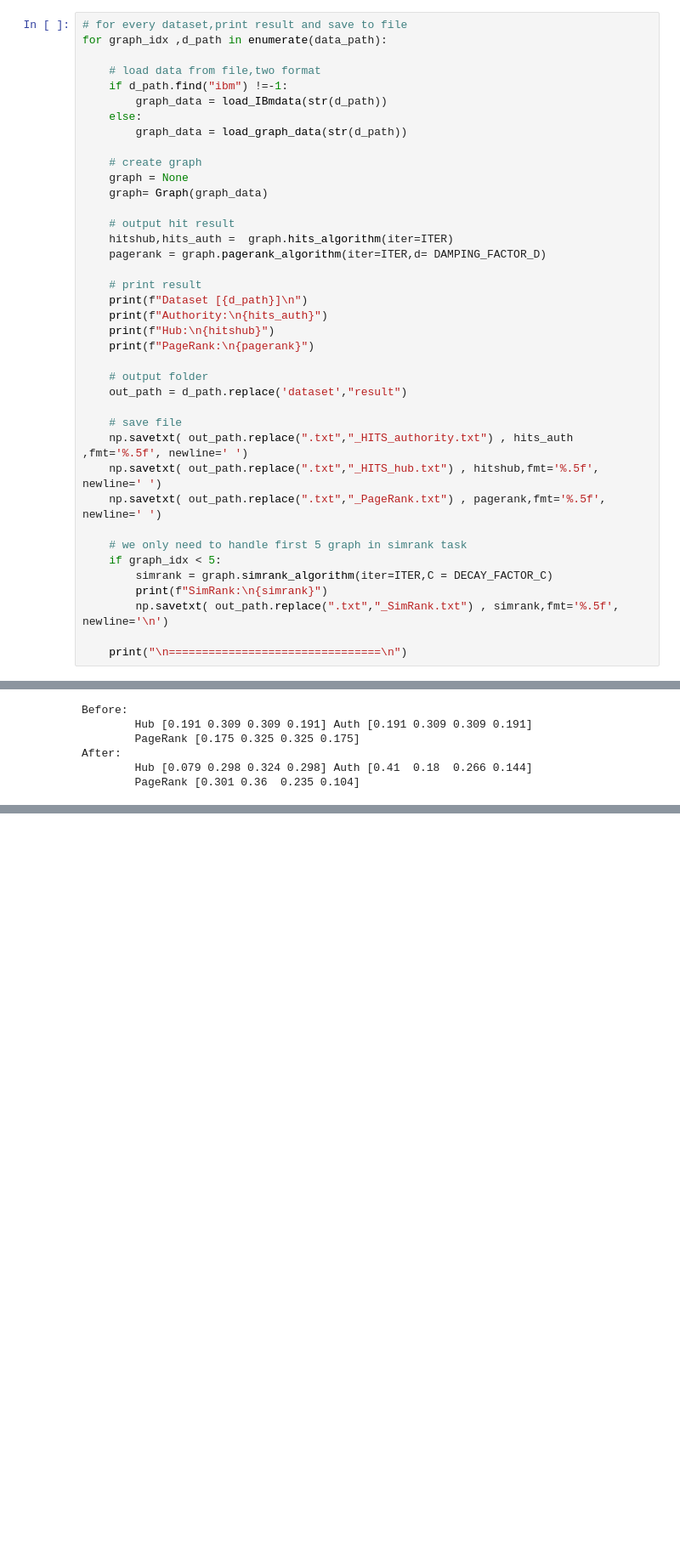
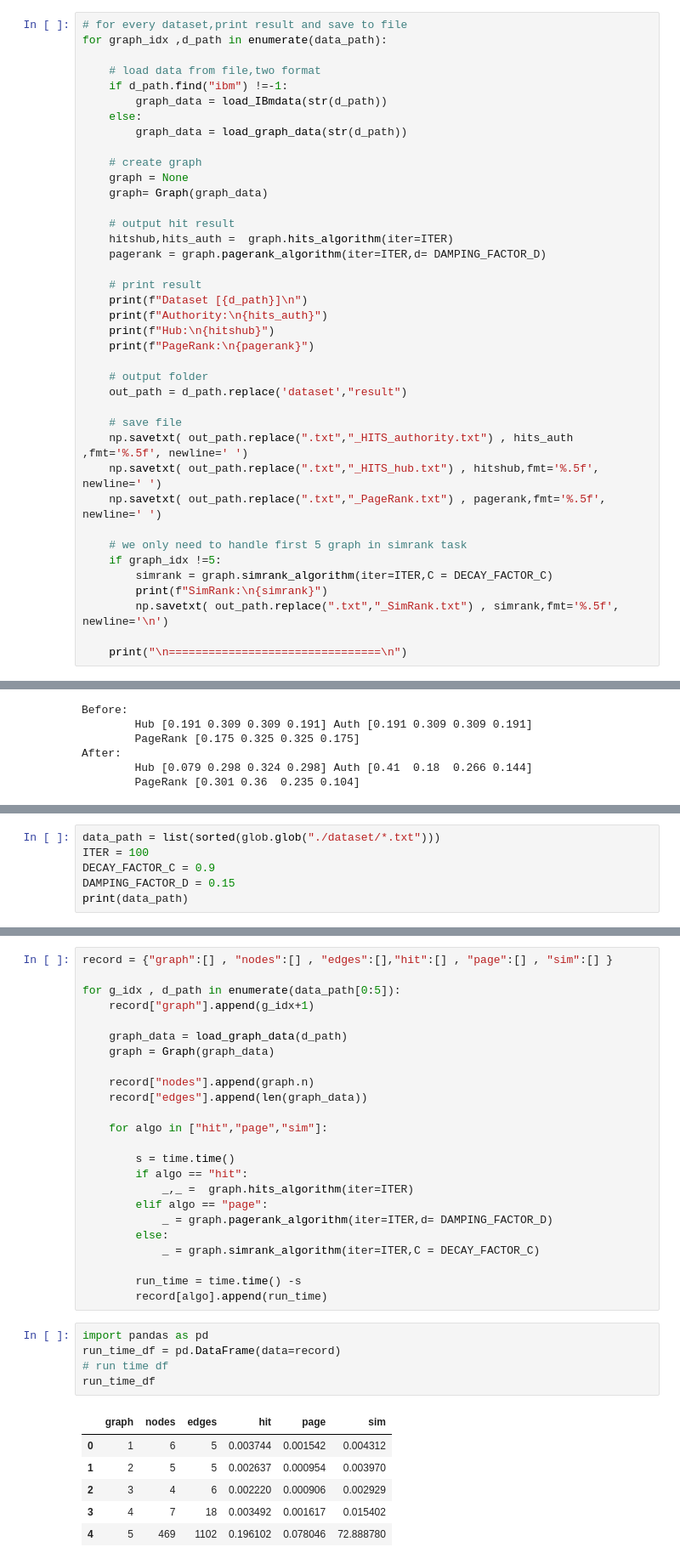
Before and after one commit to eric88525/NCKU-work, a Jupyter notebook: dataMining/hw3/main.ipynb, the cells around one changed output, grey strips where cells are left out. Shown at 85% size. Saved outputs shown, nothing was run; the diff lists cells and outputs as text; blank space fills up the shorter version.

```diff
--- a/dataMining/hw3/main.ipynb
+++ b/dataMining/hw3/main.ipynb
@@ -170,7 +168,7 @@ for graph_idx ,d_path in enumerate(data_path):
     np.savetxt( out_path.replace(".txt","_PageRank.txt") , pagerank,fmt='%.5f', newline=' ')
 
     # we only need to handle first 5 graph in simrank task
-    if graph_idx < 5:
+    if graph_idx !=5:
         simrank = graph.simrank_algorithm(iter=ITER,C = DECAY_FACTOR_C)
         print(f"SimRank:\n{simrank}")
         np.savetxt( out_path.replace(".txt","_SimRank.txt") , simrank,fmt='%.5f', newline='\n')
@@ -265,0 +269,6 @@ After:
+# %%
+data_path = list(sorted(glob.glob("./dataset/*.txt")))
+ITER = 100
+DECAY_FACTOR_C = 0.9
+DAMPING_FACTOR_D = 0.15
+print(data_path)
@@ -265,0 +277,36 @@ After:
+# %%
+record = {"graph":[] , "nodes":[] , "edges":[],"hit":[] , "page":[] , "sim":[] }
+
+for g_idx , d_path in enumerate(data_path[0:5]):
+    record["graph"].append(g_idx+1)
+
+    graph_data = load_graph_data(d_path)
+    graph = Graph(graph_data)
+
+    record["nodes"].append(graph.n)
+    record["edges"].append(len(graph_data))
+
+    for algo in ["hit","page","sim"]:
+
+        s = time.time()
+        if algo == "hit":
+            _,_ =  graph.hits_algorithm(iter=ITER)
+        elif algo == "page":
+            _ = graph.pagerank_algorithm(iter=ITER,d= DAMPING_FACTOR_D)
+        else:
+            _ = graph.simrank_algorithm(iter=ITER,C = DECAY_FACTOR_C)
+
+        run_time = time.time() -s
+        record[algo].append(run_time)
+# %%
+import pandas as pd
+run_time_df = pd.DataFrame(data=record)
+# run time df
+run_time_df
+# %% [output]
+|  | graph | nodes | edges | hit | page | sim |
+| 0 | 1 | 6 | 5 | 0.003744 | 0.001542 | 0.004312 |
+| 1 | 2 | 5 | 5 | 0.002637 | 0.000954 | 0.003970 |
+| 2 | 3 | 4 | 6 | 0.002220 | 0.000906 | 0.002929 |
+| 3 | 4 | 7 | 18 | 0.003492 | 0.001617 | 0.015402 |
+| 4 | 5 | 469 | 1102 | 0.196102 | 0.078046 | 72.888780 |
```
Also changed, not shown: parts of 8 cells of this notebook, 1 other file.
